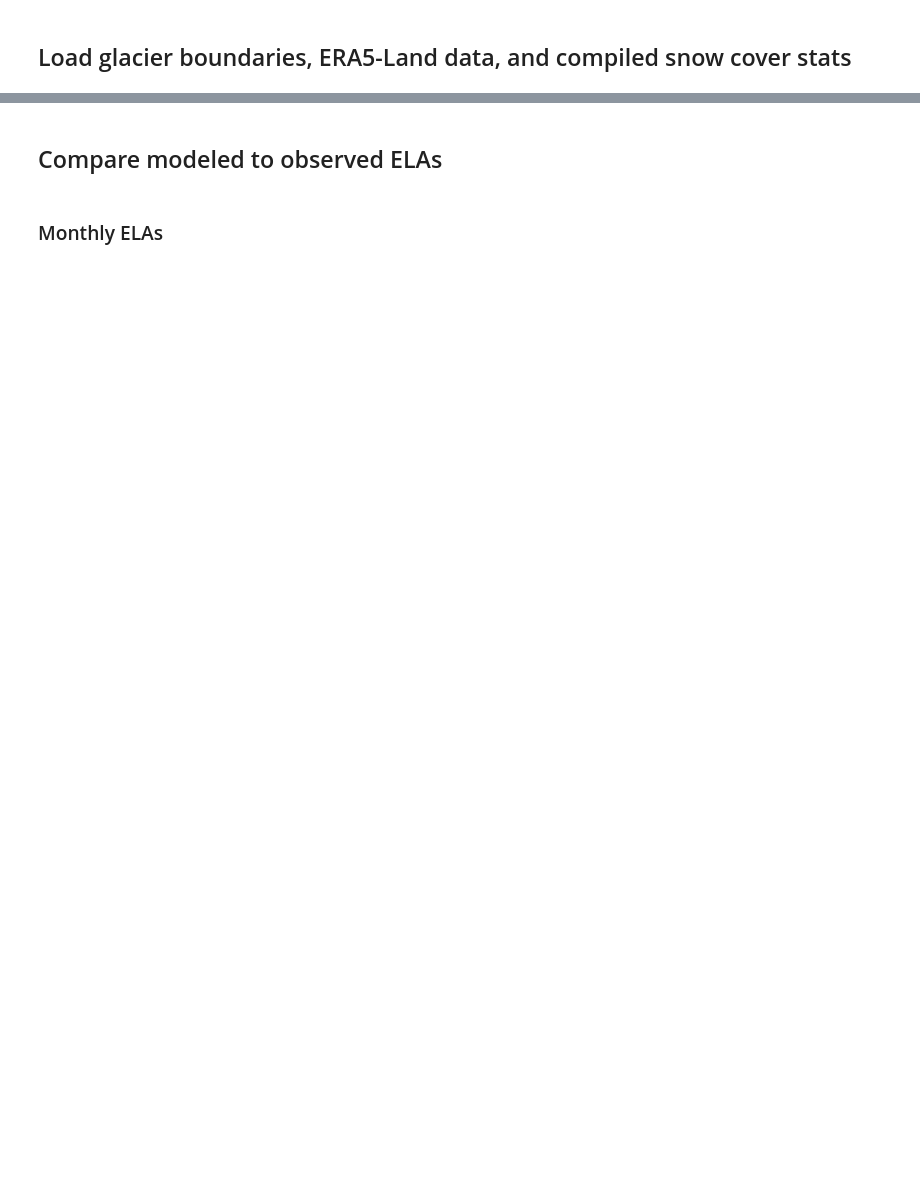
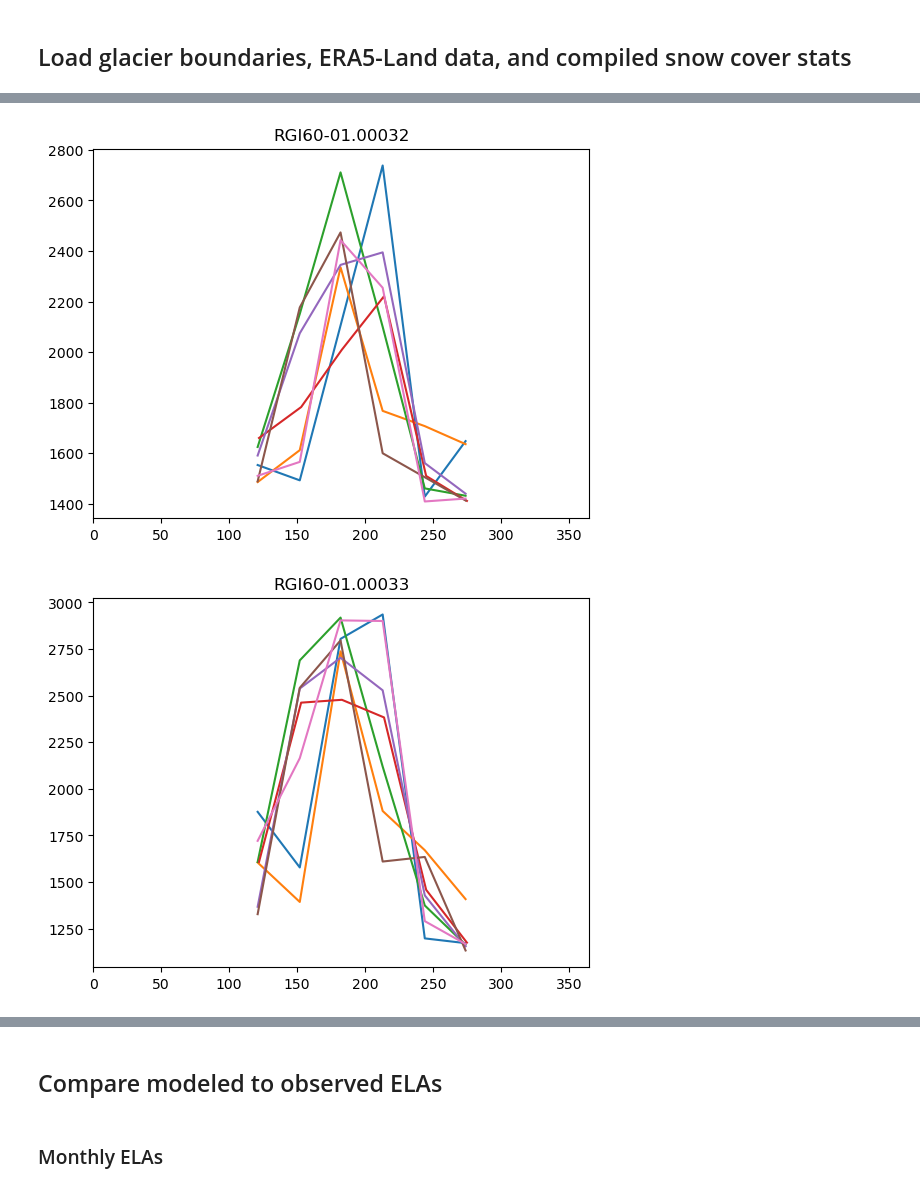
Before and after one commit to RaineyAbe/snow-cover-mapping-application, a Jupyter notebook: notebooks/4_ELA_PDD_sensitivities.ipynb, the cells around one changed output, grey strips where cells are left out. Cells and saved outputs as stored; diff of their text form; code cells hidden in the pictures; blank space fills up the shorter version.

```diff
--- a/notebooks/4_ELA_PDD_sensitivities.ipynb
+++ b/notebooks/4_ELA_PDD_sensitivities.ipynb
@@ -50,13 +50,6 @@ eras['Year'] = pd.DatetimeIndex(eras['Date']).year
 eras['Month'] = pd.DatetimeIndex(eras['Date']).month
 print('All ERA data loaded from file.')
 
-# -----Load compiled snow cover statts
+# -----Define snow cover stats file name (only load if ELAs don't exist, it's a big file!)
 scs_fn = os.path.join(scm_path, 'compiled_data', 'all_snow_cover_stats.csv')
-scs = pd.read_csv(scs_fn)
-scs['datetime'] = pd.to_datetime(scs['datetime'], format='mixed')
-# Remove wonky ELA values
-scs.loc[scs['ELA_from_AAR_m'] > 1e10, 'ELA_from_AAR_m'] = np.nan
-# Add Year and Month columns
-scs['Year'] = pd.DatetimeIndex(scs['datetime']).year
-scs['Month'] = pd.DatetimeIndex(scs['datetime']).month
-print('All snow cover stats loaded from file.')
+scs = None
@@ -171,0 +273,16 @@ mod_elas_monthly
+# %%
+obs_elas_monthly['Year'] = pd.DatetimeIndex(obs_elas_monthly['Date']).year
+obs_elas_monthly['DOY'] = pd.DatetimeIndex(obs_elas_monthly['Date']).dayofyear
+for rgi_id in obs_elas_monthly['RGIId'].drop_duplicates().values[0:10]:
+    obs_elas_monthly_site = obs_elas_monthly.loc[obs_elas_monthly['RGIId']==rgi_id]
+    obs_elas_monthly_site = obs_elas_monthly_site.loc[obs_elas_monthly_site['Year'] > 2016]
+    plt.figure()
+    for year in obs_elas_monthly_site['Year'].drop_duplicates().values:
+        plt.plot(obs_elas_monthly_site.loc[obs_elas_monthly_site['Year']==year, 'DOY'],
+                 obs_elas_monthly_site.loc[obs_elas_monthly_site['Year']==year, 'ELA_from_AAR_m'], '-')
+    plt.xlim(0,365)
+    plt.title(rgi_id)
+    plt.show()
+# %% [output]
+[figure, added]
+[figure, added]
```
Also changed, not shown: parts of 43 cells of this notebook, 5 other files.
